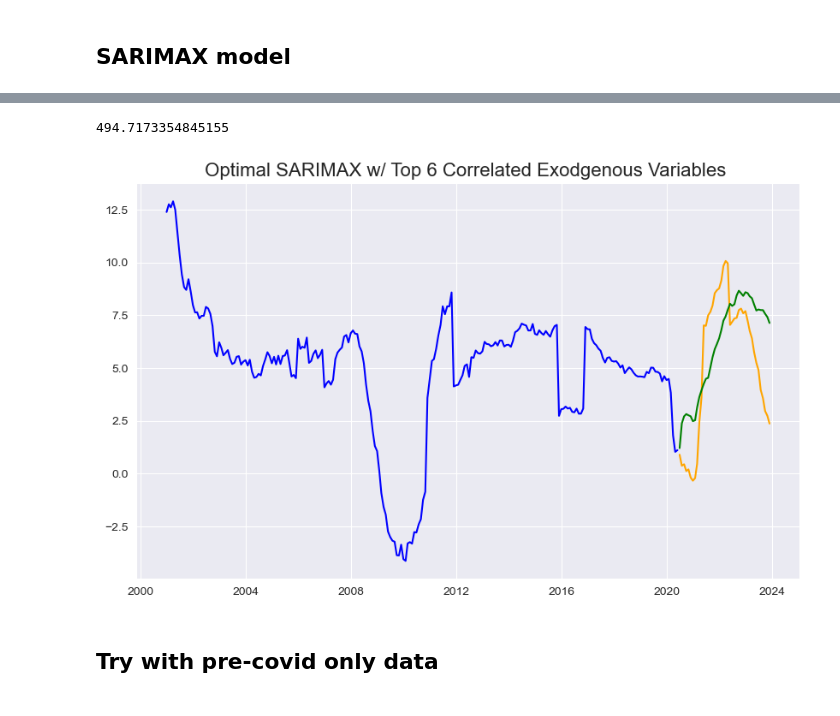
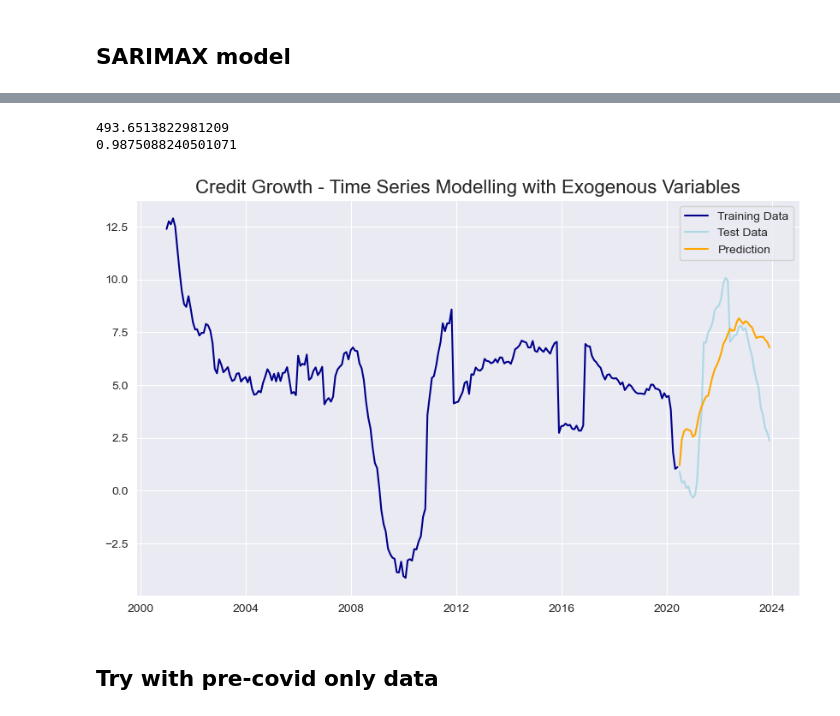
Before and after one commit to acdaniel864/time-series-credit-forecasting, a Jupyter notebook: Working_AD/modelling_ACD.ipynb, the cells around one changed output, grey strips where cells are left out. Drawn from its saved outputs; the diff is of its cells as text; code cells hidden in the pictures.

```diff
--- a/Working_AD/modelling_ACD.ipynb
+++ b/Working_AD/modelling_ACD.ipynb
@@ -118,5 +118,5 @@ Index(['population', 'unemployment_rate', 'hourly_earnings_yoy', 'cpi_yoy',
        'cc_balance_total_billions', 'credit_yoy'],
       dtype='object')
 # %%
-X = df.drop(columns=['credit_yoy', 'cc_rate_all_ns'])
+X_nonscaled = df.drop(columns=['credit_yoy', 'cc_rate_all_ns'])
 y = df['credit_yoy']
@@ -138,0 +123,7 @@ Name: credit_yoy, Length: 276, dtype: float64
+# %%
+# Standard scale X
+ss = StandardScaler()
+
+X = ss.fit_transform(X_nonscaled)
+X = pd.DataFrame(X, index=X_nonscaled.index, columns=X_nonscaled.columns)
+X
@@ -264,15 +361,16 @@ X_test_exog = X_test[['personal_saving_as_a_percentage_of_disposable_personal_in
 # %%
-sarimax = SARIMAX(endog = y_train,
+sarimax_ex = SARIMAX(endog = y_train,
                 order = (1,1,1),              # (p, d, q)
                 seasonal_order = (0,0,0,0),  # (P, D, Q, S)
                 exog = X_train_exog.dropna(),
-                seasonal = True)
+                seasonal = True,
+                shuffle = False)
 
 # Fit SARIMAX model.
-results = sarimax.fit(disp=False)
+results_s_ex = sarimax_ex.fit(disp=False)
 
 # Generate predictions based on test set.
-preds = results.predict(
+preds_s_ex = results_s_ex.predict(
                     start = datetime((int(str(y_test.index[0])[0:4])),
                                         int(str(y_test.index[0])[5:7]),
                                         int(str(y_test.index[0])[8:10])),
@@ -282,17 +380,20 @@ preds = results.predict(
                     exog = X_test_exog.dropna())
 # %%
 # Evaluate predictions.
-print(results.aic)
+print(results_s_ex.aic)
+print(np.sqrt(results_s_ex.mse))
 
 # Plot data.
-plt.figure(figsize=(10,6))
-plt.plot(y_train, color = 'blue')
-plt.plot(y_test, color = 'orange')
-plt.plot(preds, color = 'green')
-plt.title(label = 'Optimal SARIMAX w/ Top 6 Correlated Exodgenous Variables ', fontsize=16)
+plt.figure(figsize=(10, 6))
+plt.plot(y_train, color='darkblue', label='Training Data')
+plt.plot(y_test, color='lightblue', label='Test Data')
+plt.plot(preds_s_ex, color='orange', label='Prediction')
+plt.title('Credit Growth - Time Series Modelling with Exogenous Variables', fontsize=16)
+plt.legend()  # Adds the legend to the plot
 plt.show();
 # %% [output]
-494.7173354845155
+493.6513822981209
+0.9875088240501071
-[figure, old version]
+[figure, new version]
 # %% [markdown]
 ## Try with pre-covid only data
```
Also changed, not shown: parts of 27 cells of this notebook, 3 other files.
